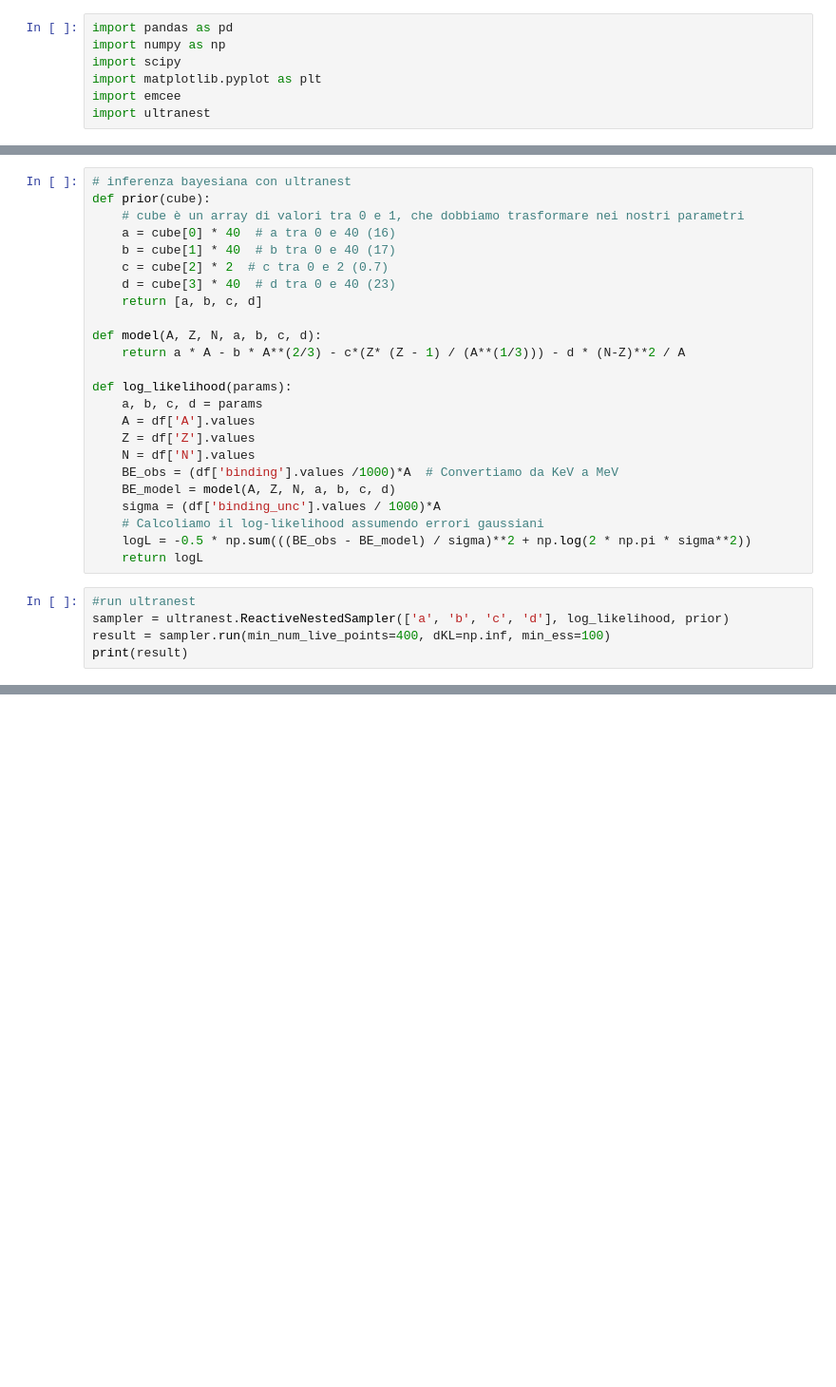
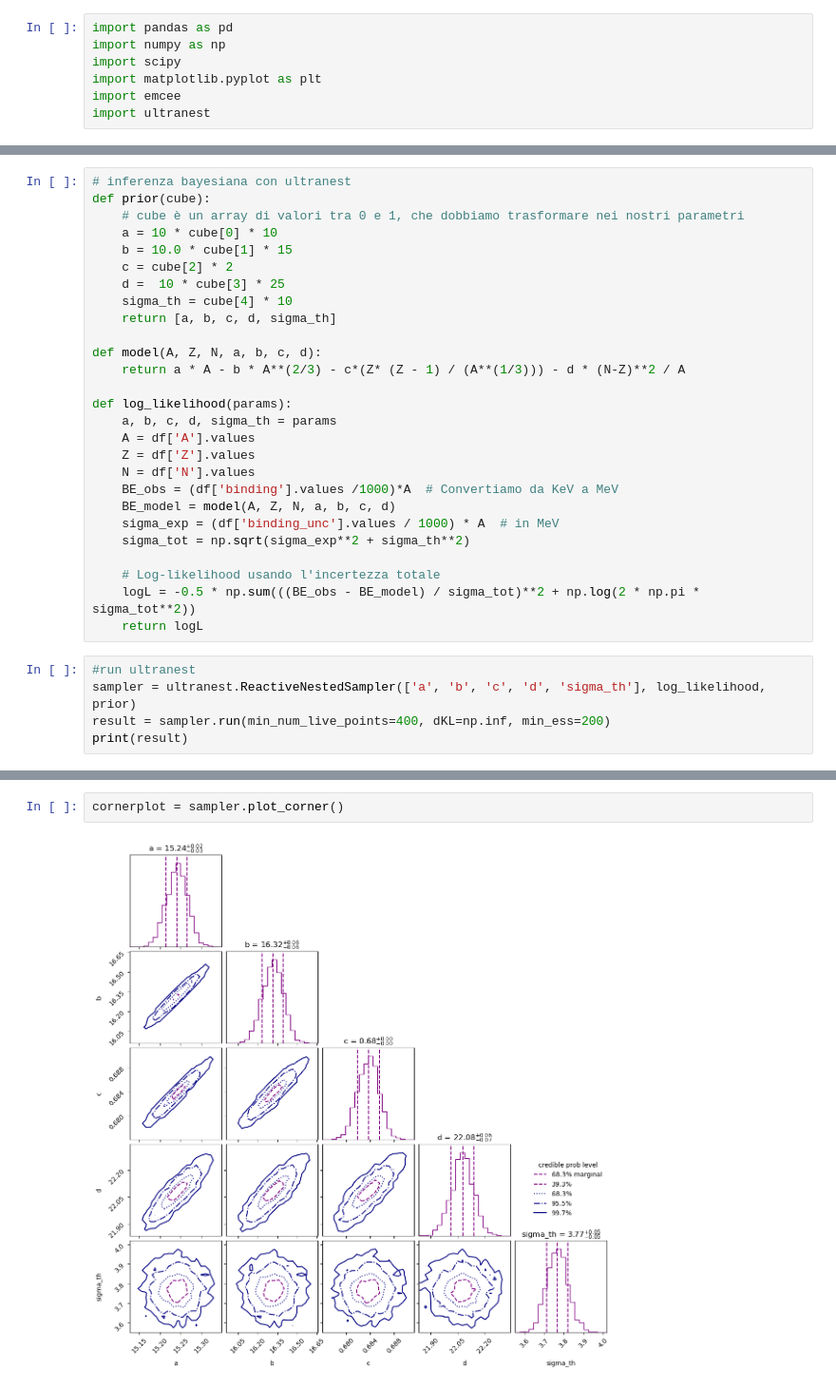
Before and after one commit to maddoc-g/5_masse_nucleari, a Jupyter notebook: masse_nucleari.ipynb, the cells around one changed output, grey strips where cells are left out. Shown at 95% size. Drawn from its saved outputs; the diff is of its cells as text; blank space fills up the shorter version.

```diff
--- a/masse_nucleari.ipynb
+++ b/masse_nucleari.ipynb
@@ -55,28 +78,31 @@ plt.show()
 # inferenza bayesiana con ultranest
 def prior(cube):
     # cube è un array di valori tra 0 e 1, che dobbiamo trasformare nei nostri parametri
-    a = cube[0] * 40  # a tra 0 e 40 (16)
-    b = cube[1] * 40  # b tra 0 e 40 (17)
-    c = cube[2] * 2  # c tra 0 e 2 (0.7)
-    d = cube[3] * 40  # d tra 0 e 40 (23)
-    return [a, b, c, d]
+    a = 10 * cube[0] * 10
+    b = 10.0 * cube[1] * 15
+    c = cube[2] * 2
+    d =  10 * cube[3] * 25
+    sigma_th = cube[4] * 10
+    return [a, b, c, d, sigma_th]
 
 def model(A, Z, N, a, b, c, d):
     return a * A - b * A**(2/3) - c*(Z* (Z - 1) / (A**(1/3))) - d * (N-Z)**2 / A
 
 def log_likelihood(params):
-    a, b, c, d = params
+    a, b, c, d, sigma_th = params
     A = df['A'].values
     Z = df['Z'].values
     N = df['N'].values
     BE_obs = (df['binding'].values /1000)*A  # Convertiamo da KeV a MeV
     BE_model = model(A, Z, N, a, b, c, d)
-    sigma = (df['binding_unc'].values / 1000)*A
-    # Calcoliamo il log-likelihood assumendo errori gaussiani
-    logL = -0.5 * np.sum(((BE_obs - BE_model) / sigma)**2 + np.log(2 * np.pi * sigma**2))
+    sigma_exp = (df['binding_unc'].values / 1000) * A  # in MeV
+    sigma_tot = np.sqrt(sigma_exp**2 + sigma_th**2)
+
+    # Log-likelihood usando l'incertezza totale
+    logL = -0.5 * np.sum(((BE_obs - BE_model) / sigma_tot)**2 + np.log(2 * np.pi * sigma_tot**2))
     return logL
 # %%
 #run ultranest
-sampler = ultranest.ReactiveNestedSampler(['a', 'b', 'c', 'd'], log_likelihood, prior)
-result = sampler.run(min_num_live_points=400, dKL=np.inf, min_ess=100)
+sampler = ultranest.ReactiveNestedSampler(['a', 'b', 'c', 'd', 'sigma_th'], log_likelihood, prior)
+result = sampler.run(min_num_live_points=400, dKL=np.inf, min_ess=200)
 print(result)
@@ -82,0 +129,4 @@ print(result)
+# %%
+cornerplot = sampler.plot_corner()
+# %% [output]
+[figure, added]
```
Also changed, not shown: parts of 3 cells of this notebook.
